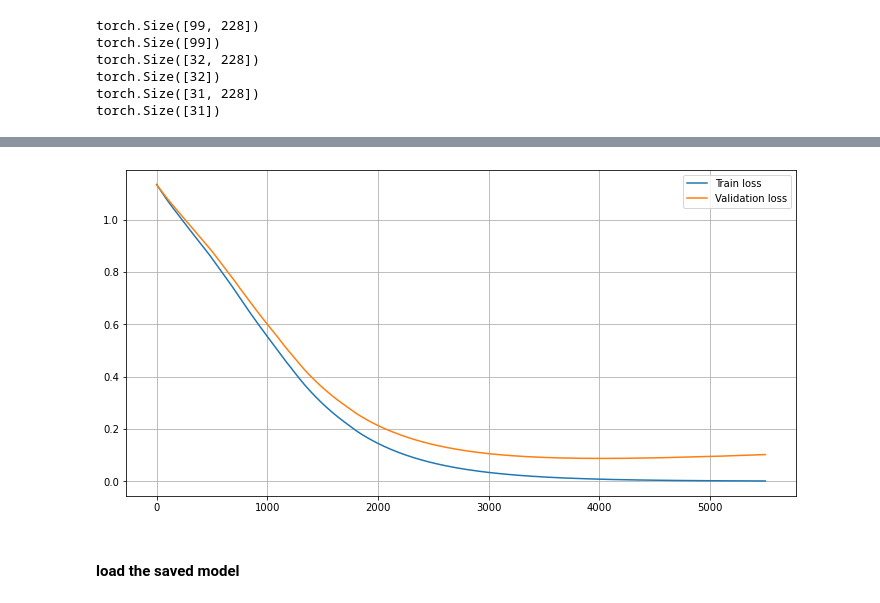
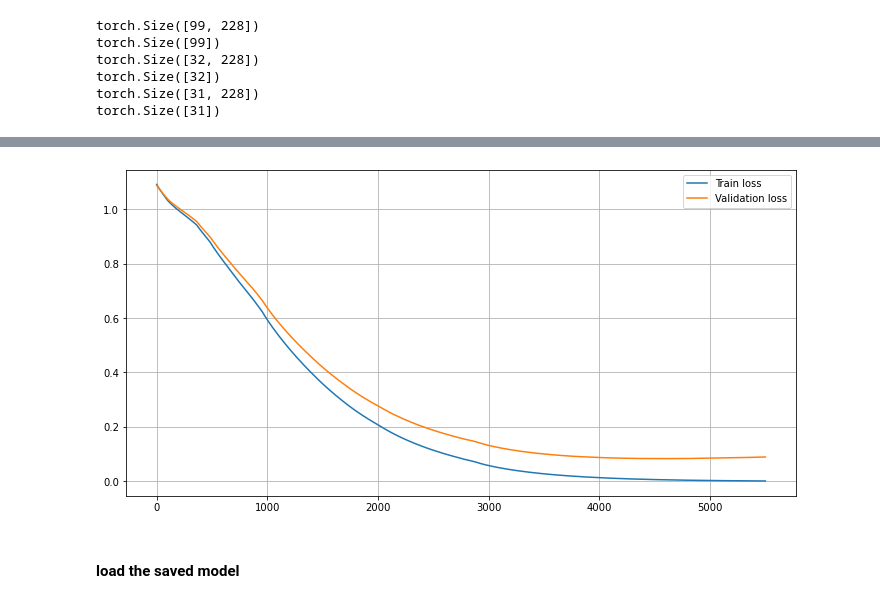
Before and after one commit to doronhanuka26/ECG-classification-using-wavelet-and-CNN, a Jupyter notebook: pyCode.ipynb, the cells around one changed output, grey strips where cells are left out. Saved outputs shown, nothing was run; the diff lists cells and outputs as text; code cells hidden in the pictures.

```diff
--- a/pyCode.ipynb
+++ b/pyCode.ipynb
@@ -747,7 +747,9 @@ class MyModel(nn.Module):
 # %%
 fc_classifier = MyModel(228,50,12,3)
 # %%
-criterion = nn.CrossEntropyLoss()
+weights = torch.tensor([1/69, 1/18, 1/22])
+weighted_loss = nn.CrossEntropyLoss(weight=weights)
+
 optimizer = optim.Adam(fc_classifier.parameters(), lr=0.000005)
 num_epochs = 5500
 train_loss_list = []
@@ -824,4 +826,4 @@ Epoch 5000 train loss: 0.0018 val loss: 0.0945 train accuracy: 1.0000 val accura
-[figure, old version]
+[figure, new version]
 # %% [markdown]
 #### load the saved model
 # %%
```
Also changed, not shown: parts of 3 cells of this notebook, 1 other file.
